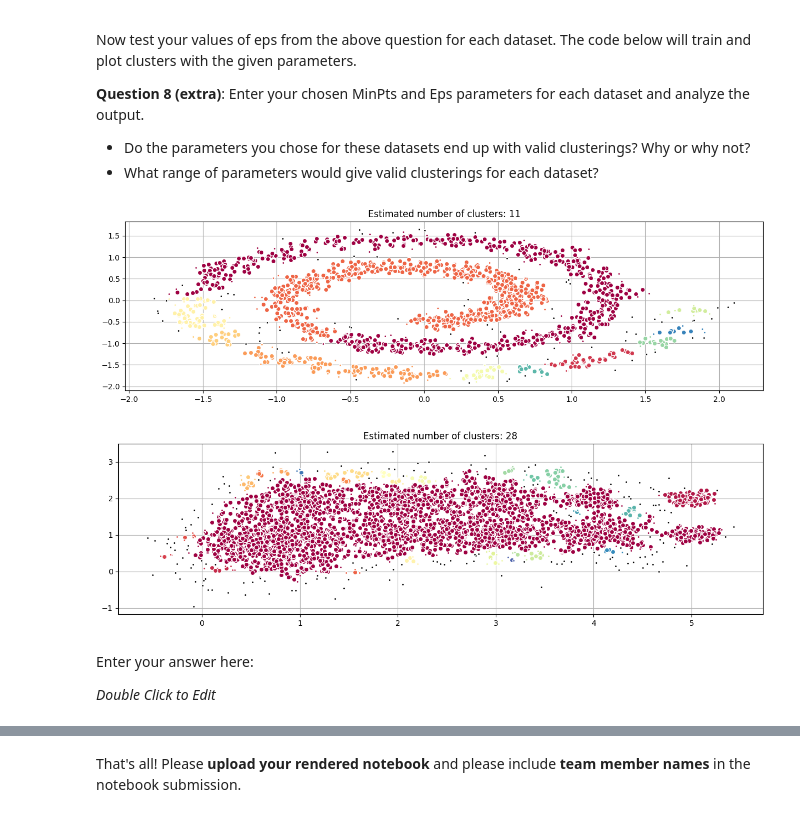
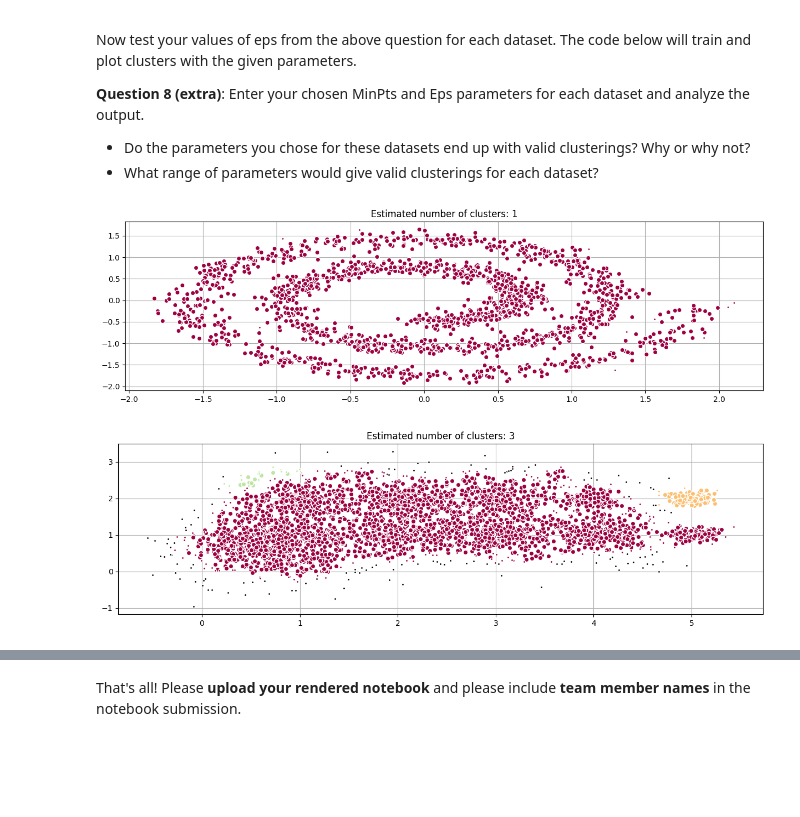
Before and after one commit to ZainabSMU/Machine-Learning, a Jupyter notebook: Zainab_Anwar_ICA4_DataMining-2.ipynb, the cells around one changed output, grey strips where cells are left out. Saved outputs shown, nothing was run; the diff lists cells and outputs as text; code cells hidden in the pictures; blank space fills up the shorter version.

```diff
--- a/Zainab_Anwar_ICA4_DataMining-2.ipynb
+++ b/Zainab_Anwar_ICA4_DataMining-2.ipynb
@@ -309,8 +309,8 @@ from sklearn.neighbors import kneighbors_graph
 
 #=======================================================
 # CHANGE THESE VALUES TO ADJUST MINPTS FOR EACH DATASET
-X2_N = 4
-X3_N = 4
+X2_N = 8
+X3_N = 10
 #=======================================================
 
 # create connectivity graphs before calcualting the hierarchy
@@ -368,9 +378,9 @@ from sklearn.cluster import DBSCAN
 #=====================================
 # ENTER YOUR CODE HERE TO CHANGE MINPTS AND EPS FOR EACH DATASET
 X2_minpts = X2_N # from above
-X2_eps = 0.1
+X2_eps = 0.22
 X3_minpts = X3_N # from above
-X3_eps = 0.1
+X3_eps = 0.17
 #=====================================
 
 for i, (data, minpts, eps) in enumerate(zip([X2,X3],[X2_minpts,X3_minpts],[X2_eps,X3_eps])):
@@ -382,37 +392,32 @@ for i, (data, minpts, eps) in enumerate(zip([X2,X3],[X2_minpts,X3_minpts],[X2_ep
     n_clusters_ = len(set(labels)) - (1 if -1 in labels else 0)
 
     # mark the samples that are considered "core"
     core_samples_mask = np.zeros_like(db.labels_, dtype=bool)
     core_samples_mask[db.core_sample_indices_] = True
 
     plt.figure(figsize=(15,4))
     unique_labels = set(labels) # the unique labels
     colors = plt.cm.Spectral(np.linspace(0, 1, len(unique_labels)))
     for k, col in zip(unique_labels, colors):
         if k == -1:
             # Black used for noise.
             col = 'k'
 
         class_member_mask = (labels == k)
 
         xy = data[class_member_mask & core_samples_mask]
         # plot the core points in this class
         plt.plot(xy[:, 0], xy[:, 1], 'o', markerfacecolor=col,
                  markeredgecolor='w', markersize=6)
 
         # plot the remaining points that are edge points
         xy = data[class_member_mask & ~core_samples_mask]
         plt.plot(xy[:, 0], xy[:, 1], 'o', markerfacecolor=col,
                  markeredgecolor='w', markersize=3)
 
     plt.title('Estimated number of clusters: %d' % n_clusters_)
     plt.grid()
     plt.show()
 # %% [output]
-[figure, old version]
+[figure, new version]
-[figure, old version]
+[figure, new version]
-# %% [markdown]
-
-Enter your answer here:
-
-*Double Click to Edit*
```
Also changed, not shown: parts of 9 cells of this notebook.
